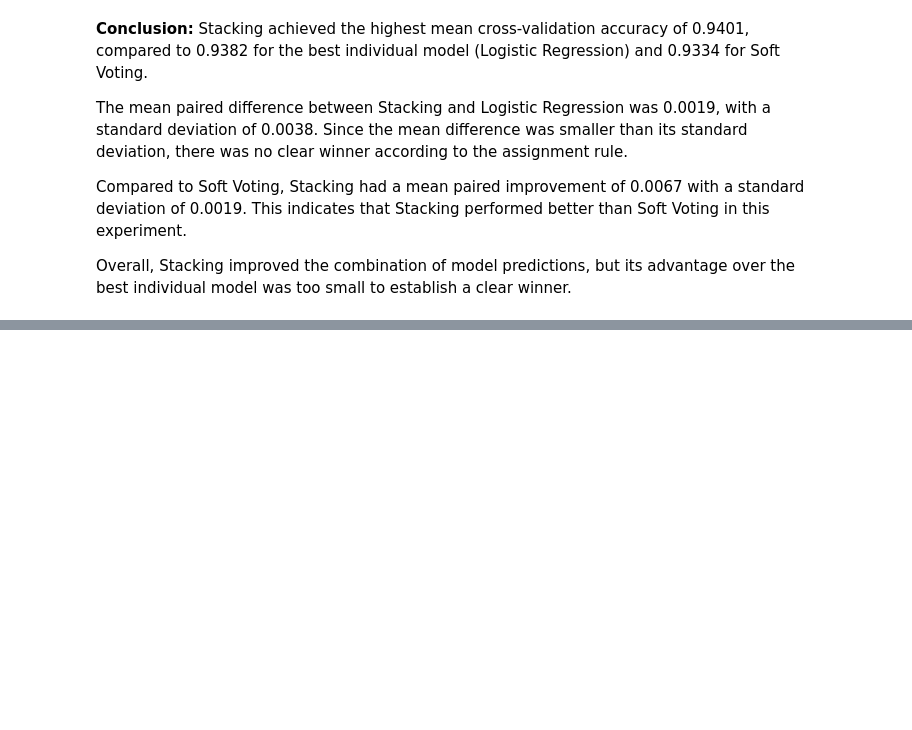
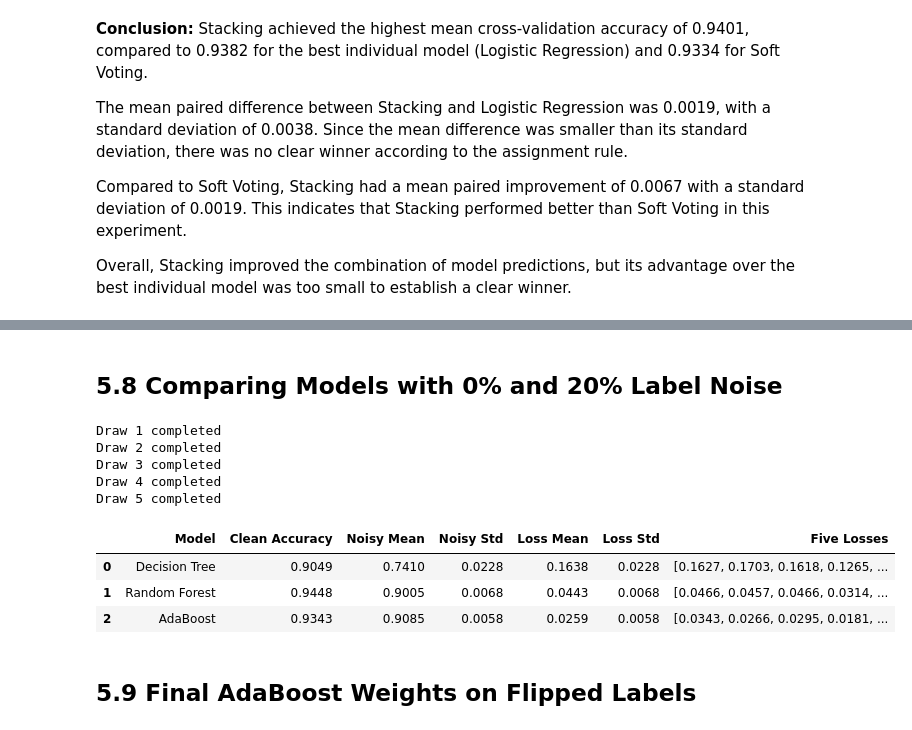
Before and after one commit to Meyrim1/meirim_ML_task_4, a Jupyter notebook: meirim_task4.ipynb, the cells around one changed output, grey strips where cells are left out. Cells and saved outputs as stored; diff of their text form; code cells hidden in the pictures; blank space fills up the shorter version.

```diff
--- a/meirim_task4.ipynb
+++ b/meirim_task4.ipynb
@@ -849,0 +1179,72 @@ Overall, Stacking improved the combination of model predictions, but its advanta
+# %% [markdown]
+## 5.8 Comparing Models with 0% and 20% Label Noise
+# %%
+
+from sklearn.metrics import accuracy_score
+
+ada200 = AdaBoostClassifier(
+    n_estimators=200,
+    random_state=SEED
+)
+
+noise_models = {
+    "Decision Tree": tree,
+    "Random Forest": rf,
+    "AdaBoost": ada200
+}
+
+clean_accuracies = {}
+noisy_accuracies = {name: [] for name in noise_models}
+
+# Train each model on clean labels
+for name, model in noise_models.items():
+    fitted_model = clone(model)
+    fitted_model.fit(X_train, y_train)
+
+    clean_accuracies[name] = fitted_model.score(X_test, y_test)
+
+# Repeat the 20% label noise experiment five times
+for r in range(5):
+    y_noisy, idx = flip_labels(y_train, 0.20, SEED + r)
+
+    for name, model in noise_models.items():
+        fitted_model = clone(model)
+        fitted_model.fit(X_train, y_noisy)
+
+        accuracy = fitted_model.score(X_test, y_test)
+        noisy_accuracies[name].append(accuracy)
+
+    print(f"Draw {r + 1} completed")
+
+# Summarize results
+noise_results = []
+
+for name in noise_models:
+    clean_acc = clean_accuracies[name]
+    noisy_acc = np.array(noisy_accuracies[name])
+    losses = clean_acc - noisy_acc
+
+    noise_results.append({
+        "Model": name,
+        "Clean Accuracy": clean_acc,
+        "Noisy Mean": noisy_acc.mean(),
+        "Noisy Std": noisy_acc.std(),
+        "Loss Mean": losses.mean(),
+        "Loss Std": losses.std(),
+        "Five Losses": np.round(losses, 4).tolist()
+    })
+
+noise_df = pd.DataFrame(noise_results)
+display(noise_df.round(4))
+# %% [output]
+Draw 1 completed
+Draw 2 completed
+Draw 3 completed
+Draw 4 completed
+Draw 5 completed
+|  | Model | Clean Accuracy | Noisy Mean | Noisy Std | Loss Mean | Loss Std | Five Losses |
+| 0 | Decision Tree | 0.9049 | 0.7410 | 0.0228 | 0.1638 | 0.0228 | [0.1627, 0.1703, 0.1618, 0.1265, ... |
+| 1 | Random Forest | 0.9448 | 0.9005 | 0.0068 | 0.0443 | 0.0068 | [0.0466, 0.0457, 0.0466, 0.0314, ... |
+| 2 | AdaBoost | 0.9343 | 0.9085 | 0.0058 | 0.0259 | 0.0058 | [0.0343, 0.0266, 0.0295, 0.0181, ... |
+# %% [markdown]
+## 5.9 Final AdaBoost Weights on Flipped Labels
```
Also changed, not shown: parts of 21 cells of this notebook.
